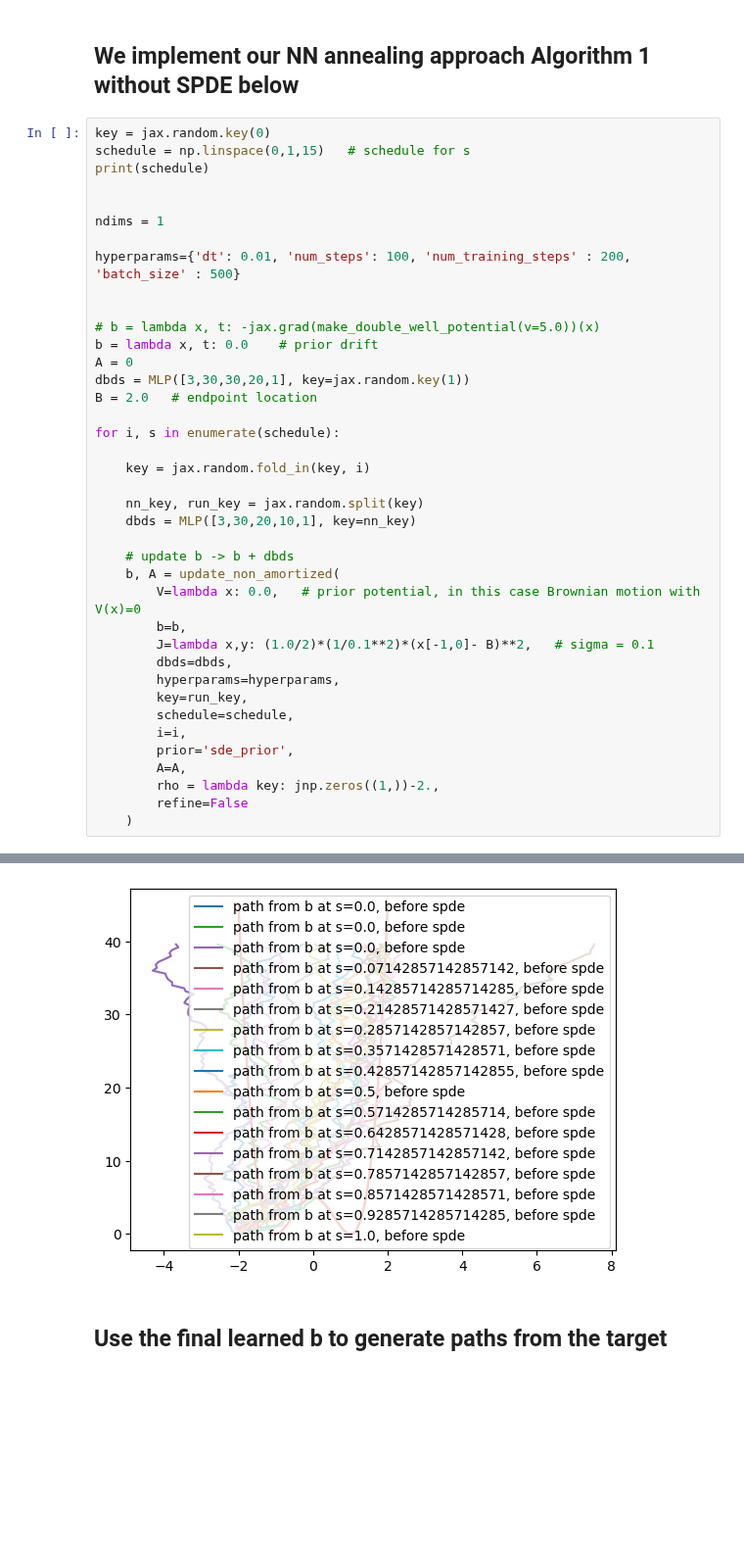
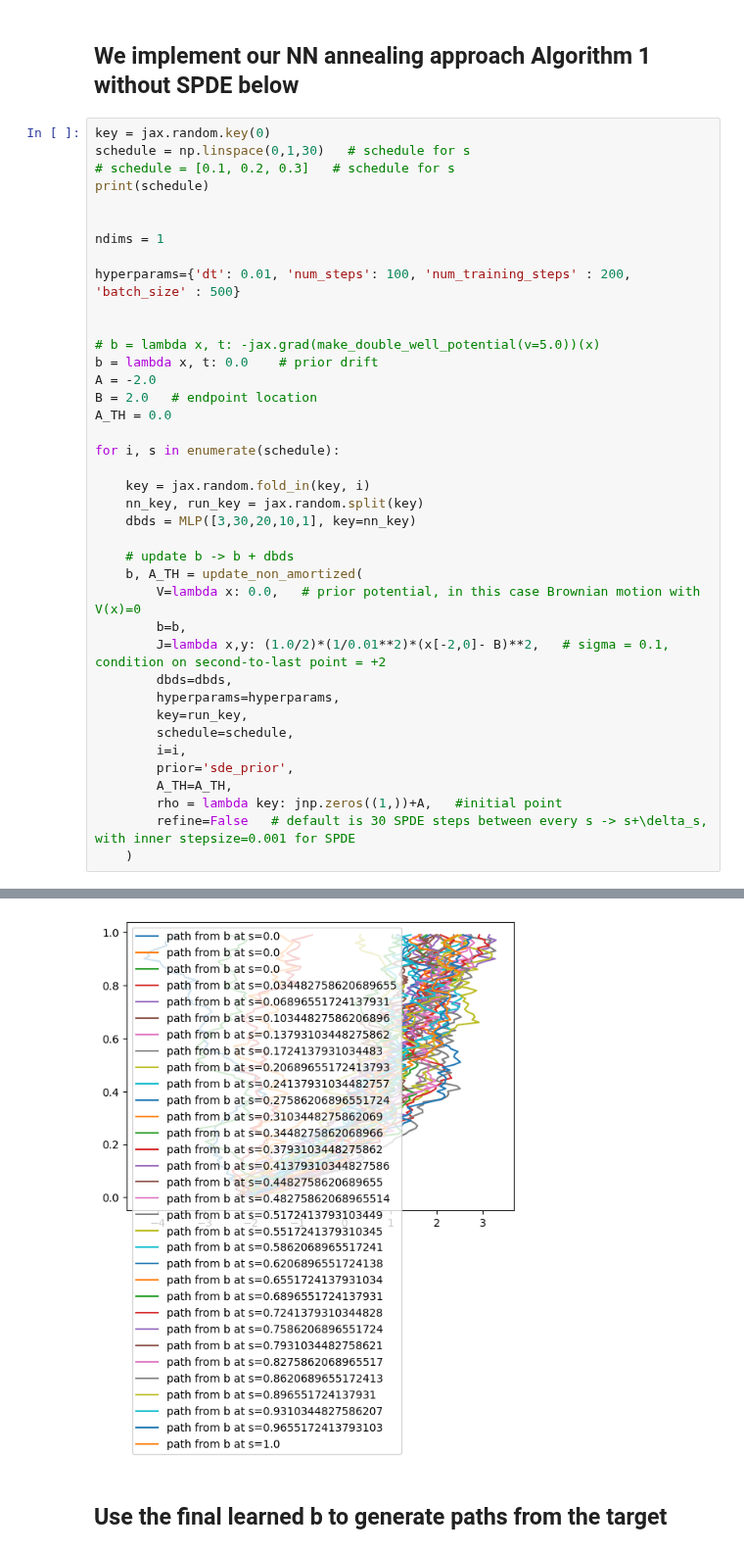
Before and after one commit to reubenharry/path_sampling, a Jupyter notebook: notebooks/notebook_0.ipynb, the cells around one changed output, grey strips where cells are left out. Shown at 98% size. Drawn from its saved outputs; the diff is of its cells as text; blank space fills up the shorter version.

```diff
--- a/notebooks/notebook_0.ipynb
+++ b/notebooks/notebook_0.ipynb
@@ -27,7 +27,8 @@ from path_sampling import make_double_well_potential, sample_sde
 ## We implement our NN annealing approach Algorithm 1 without SPDE below
 # %%
 key = jax.random.key(0)
-schedule = np.linspace(0,1,15)   # schedule for s
+schedule = np.linspace(0,1,30)   # schedule for s
+# schedule = [0.1, 0.2, 0.3]   # schedule for s
 print(schedule)
 
 
@@ -38,30 +39,29 @@ hyperparams={'dt': 0.01, 'num_steps': 100, 'num_training_steps' : 200, 'batch_si
 
 # b = lambda x, t: -jax.grad(make_double_well_potential(v=5.0))(x)
 b = lambda x, t: 0.0    # prior drift
-A = 0
-dbds = MLP([3,30,30,20,1], key=jax.random.key(1))
+A = -2.0
 B = 2.0   # endpoint location
+A_TH = 0.0
 
 for i, s in enumerate(schedule):
 
     key = jax.random.fold_in(key, i)
-
     nn_key, run_key = jax.random.split(key)
     dbds = MLP([3,30,20,10,1], key=nn_key)
 
     # update b -> b + dbds
-    b, A = update_non_amortized(
+    b, A_TH = update_non_amortized(
         V=lambda x: 0.0,   # prior potential, in this case Brownian motion with V(x)=0
         b=b,
-        J=lambda x,y: (1.0/2)*(1/0.1**2)*(x[-1,0]- B)**2,   # sigma = 0.1
+        J=lambda x,y: (1.0/2)*(1/0.01**2)*(x[-2,0]- B)**2,   # sigma = 0.1, condition on second-to-last point = +2
         dbds=dbds,
         hyperparams=hyperparams,
         key=run_key,
         schedule=schedule,
         i=i,
         prior='sde_prior',
-        A=A,
-        rho = lambda key: jnp.zeros((1,))-2.,
-        refine=False
+        A_TH=A_TH,
+        rho = lambda key: jnp.zeros((1,))+A,   #initial point
+        refine=False   # default is 30 SPDE steps between every s -> s+\delta_s, with inner stepsize=0.001 for SPDE
     )
 # %% [output]
@@ -85,4 +85,4 @@ Train loss: 34412.859375
-[figure, old version]
+[figure, new version]
 # %% [markdown]
 ## Use the final learned b to generate paths from the target
 # %%
```
Also changed, not shown: parts of 9 cells of this notebook, 2 other files.
